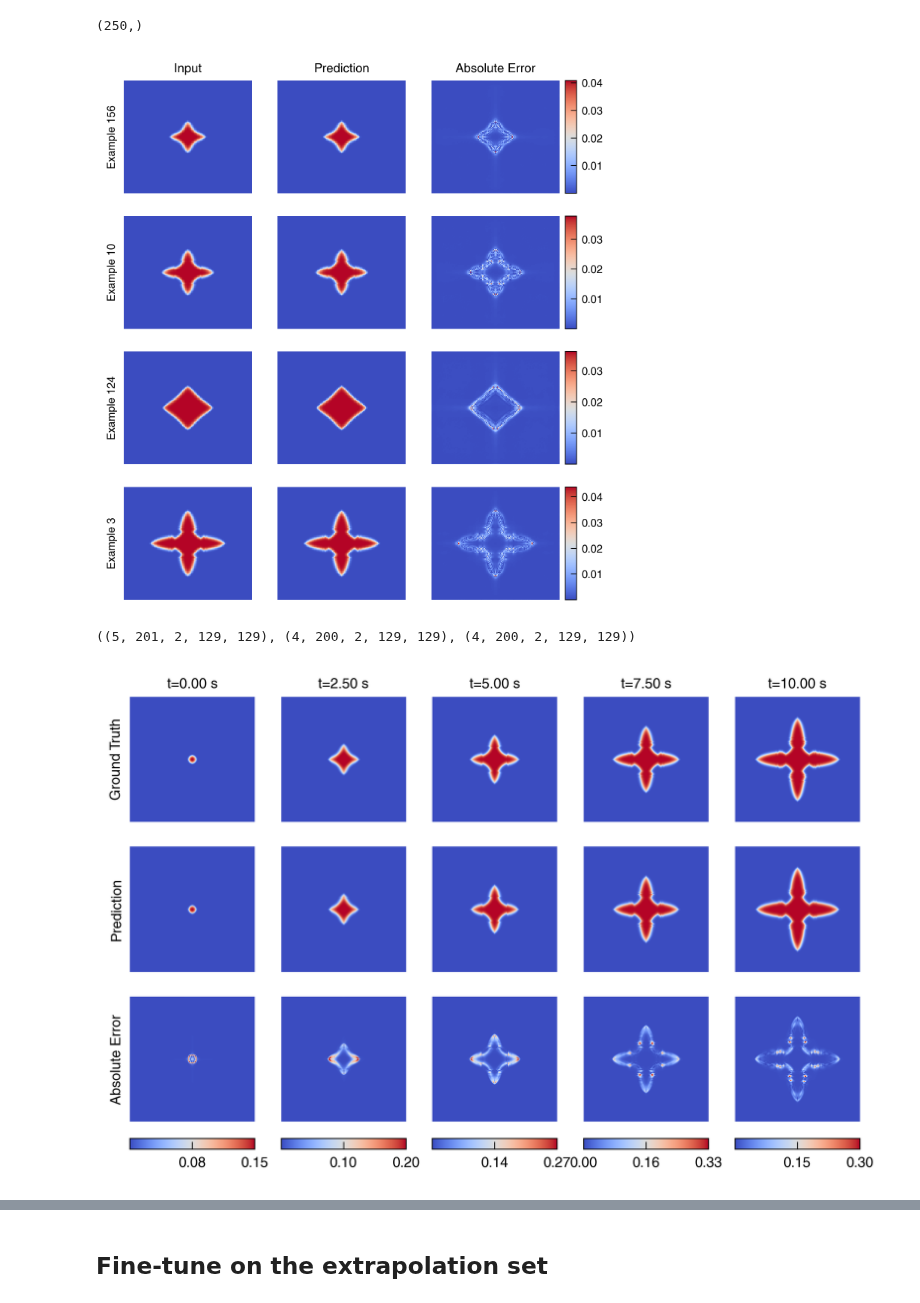
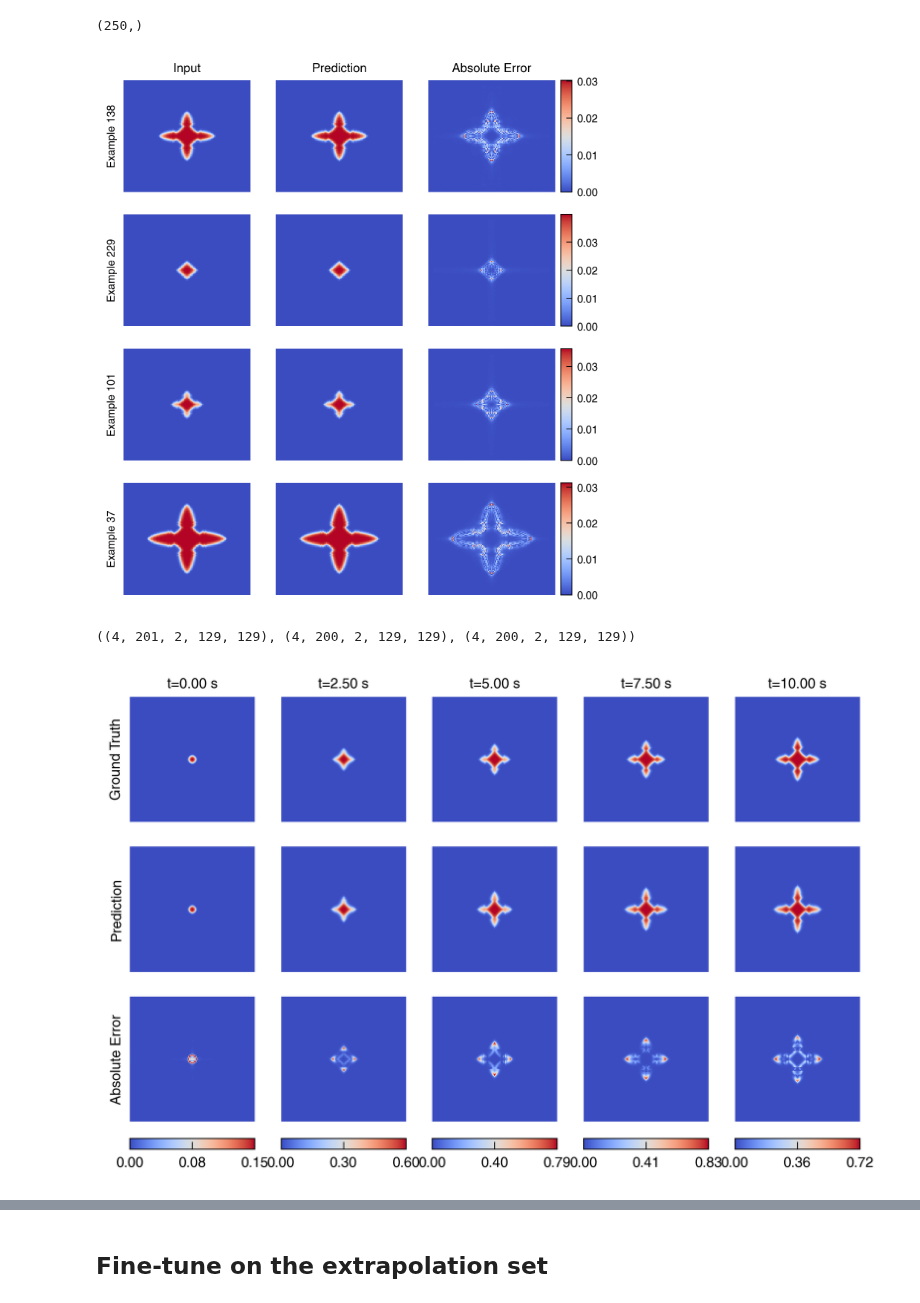
Before and after one commit to NanxiiChen/PF-PINO, a Jupyter notebook: solidification/eval.ipynb, the cells around one changed output, grey strips where cells are left out. Drawn from its saved outputs; the diff is of its cells as text; code cells hidden in the pictures.

```diff
--- a/solidification/eval.ipynb
+++ b/solidification/eval.ipynb
@@ -106,7 +106,7 @@ model_skeleton = get_model2d(
 )
 # model_skeleton = get_model1d(configs, jax.random.PRNGKey(0))
 # weight = os.path.join(save_dir, f"epoch_{configs.epochs - 1}.eqx")
-weight = os.path.join(save_dir, f"epoch_2800.eqx")
+weight = os.path.join(save_dir, f"epoch_3200.eqx")
 model = eqx.tree_deserialise_leaves(weight, model_skeleton)
 # %%
 # data = jnp.load("./dataset_split.npz")
@@ -170,13 +170,12 @@ for i, idx in enumerate(random_indices):
     fig.colorbar(diff_ax, cax=ax_bar)
 # fig.tight_layout()
 # %% [output]
-[figure, old version]
+[figure, new version]
 # %%
 test_solutions = jnp.load(os.path.join(configs.test_data_dir, "solutions_grid.npy"))
 test_ks = jnp.load(os.path.join(configs.test_data_dir, "K_values.npy")).reshape(-1, 1)
-test_ks = test_ks[1:, :]
-u0 = test_solutions[1:, 0, :, :]
-y_test = test_solutions[1:, 1:, :, :]
+u0 = test_solutions[:, 0, :, :]
+y_test = test_solutions[:, 1:, :, :]
 auto_reg_fn = partial(
     model.auto_reg,
     meshes=meshes,
@@ -186,12 +185,12 @@ u_preds = jax.vmap(auto_reg_fn)(u0, test_ks)
 # %%
 test_solutions.shape, u_preds.shape, y_test.shape
 # %% [output]
-((5, 201, 2, 129, 129), (4, 200, 2, 129, 129), (4, 200, 2, 129, 129))
+((4, 201, 2, 129, 129), (4, 200, 2, 129, 129), (4, 200, 2, 129, 129))
 # %%
 idxs = [0, 50, 100, 150, 200]
 meshesx = meshes[0]
 meshesy = meshes[1]
-example_th = -3
+example_th = -1
 component = 0
 fig, axes = plt.subplots(3, len(idxs), figsize=(1.3 * len(idxs), 3.8),)
 for i, idx in enumerate(idxs):
@@ -210,34 +209,34 @@ for i, idx in enumerate(idxs):
     ax.pcolormesh(meshesx, meshesy, u_preds[example_th, idx, component, :, :], shading='auto', cmap='coolwarm')
     if i == 0:
         ax.text(-0.05, 0.5, "Prediction", ha="right", va="center", transform=ax.transAxes, rotation=90)
     ax.set_axis_off()
     ax.set_aspect('equal')
 
     ax = axes[2, i]
     diff = jnp.abs(y_test[example_th, idx, component, :, :] - u_preds[example_th, idx, component, :, :])
     # diff_ax = ax.contourf(meshesx, meshesy, diff, levels=20, cmap='coolwarm')
     diff_ax = ax.pcolormesh(meshesx, meshesy, diff, shading='auto', cmap='coolwarm')
     if i == 0:
         ax.text(-0.05, 0.5, "Absolute Error", ha="right", va="center", transform=ax.transAxes, rotation=90)
     ax.set_axis_off()
     ax.set_aspect('equal')
     ax_bar = fig.add_axes([ax.get_position().x0,
                            ax.get_position().y0 - 0.05,
                            ax.get_position().width,
                            0.02])
 
     # L2 = jnp.linalg.norm(y_test[example_th, idx, component, :, :] - u_preds[example_th, idx, component, :, :]) / jnp.linalg.norm(y_test[example_th, idx, component, :, :])
     # # format as latex string wish scientific notation (\times 10^)
     # L2_magnitude = jnp.floor(jnp.log10(L2))
     # L2_coefficient = L2 / (10 ** L2_magnitude)
     # L2_text = r"$L_2=" + f"{L2_coefficient:.2f}" + r"\times 10^{" + f"{int(L2_magnitude)}" + "}$"
     # ax.text(0.01, 0.99, L2_text, ha="left", va="top", transform=ax.transAxes, fontsize=5, color='white')
 
     # fewer ticks on colorbar with 2 precision
     fig.colorbar(diff_ax, cax=ax_bar, orientation='horizontal',
                  format='%.2f', ticks=jnp.linspace(0, jnp.max(diff), num=3))
 # %% [output]
-[figure, old version]
+[figure, new version]
 # %%
 # Final time step, with different ks
 
```
Also changed, not shown: parts of 11 cells of this notebook, 6 other files.
